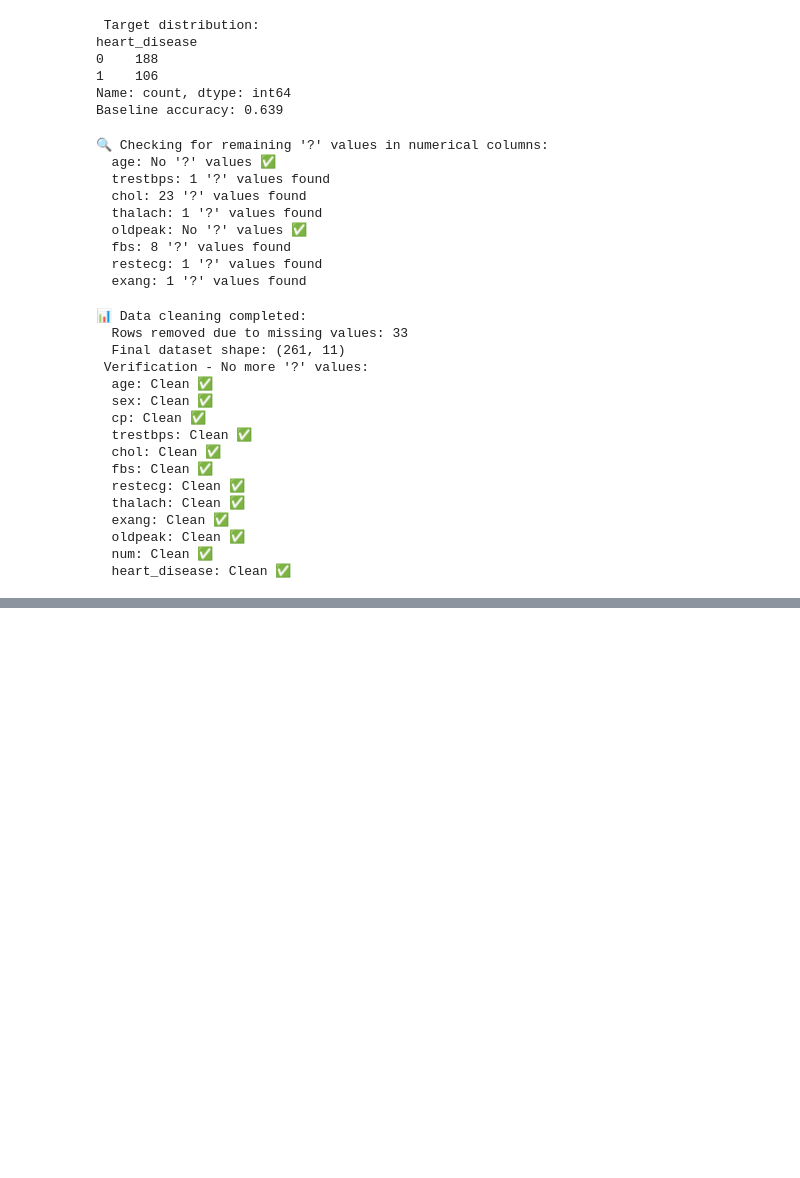
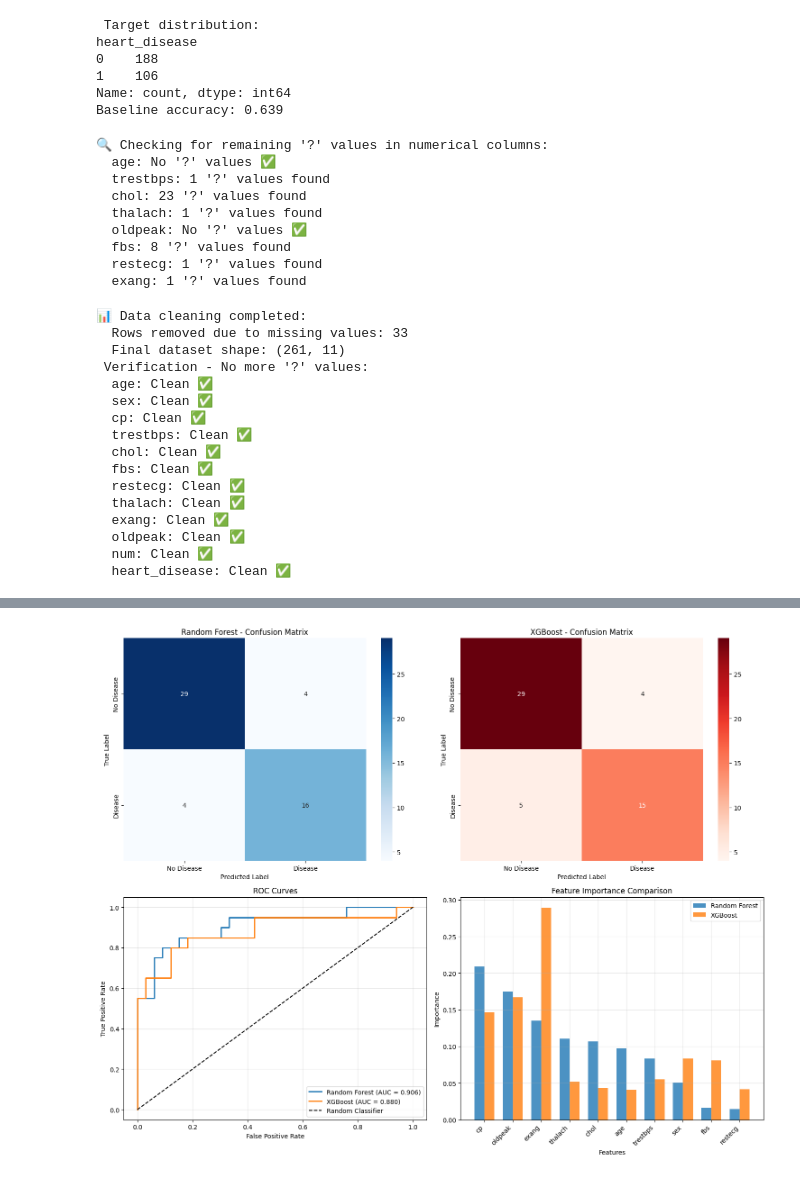
Before and after one commit to alabhastam/Heart-Attack-Prediction, a Jupyter notebook: main.ipynb, the cells around one changed output, grey strips where cells are left out. Cells and saved outputs as stored; diff of their text form; code cells hidden in the pictures; blank space fills up the shorter version.

```diff
--- a/main.ipynb
+++ b/main.ipynb
@@ -267,0 +608,89 @@ for col in df_clean.columns:
+# %%
+# Model comparison
+print("📈 Model Comparison Summary:")
+print("=" * 50)
+print(f"{'Model':<20} {'Accuracy':<12} {'ROC AUC':<12}")
+print("-" * 50)
+print(f"{'Random Forest':<20} {rf_accuracy:.4f}      {rf_auc:.4f}")
+print(f"{'XGBoost':<20} {xgb_accuracy:.4f}      {xgb_auc:.4f}")
+
+# Determine which model performed better
+if rf_accuracy > xgb_accuracy:
+    best_model = "Random Forest"
+    best_accuracy = rf_accuracy
+else:
+    best_model = "XGBoost"
+    best_accuracy = xgb_accuracy
+
+print(f" Best Performing Model: {best_model} (Accuracy: {best_accuracy:.4f})")
+
+# Visualization
+fig, ((ax1, ax2), (ax3, ax4)) = plt.subplots(2, 2, figsize=(15, 12))
+
+# 1. Confusion Matrix - Random Forest
+cm_rf = confusion_matrix(y_test, y_pred_rf)
+sns.heatmap(cm_rf, annot=True, fmt='d', cmap='Blues', ax=ax1,
+            xticklabels=['No Disease', 'Disease'],
+            yticklabels=['No Disease', 'Disease'])
+ax1.set_title('Random Forest - Confusion Matrix')
+ax1.set_ylabel('True Label')
+ax1.set_xlabel('Predicted Label')
+
+# 2. Confusion Matrix - XGBoost
+cm_xgb = confusion_matrix(y_test, y_pred_xgb)
+sns.heatmap(cm_xgb, annot=True, fmt='d', cmap='Reds', ax=ax2,
+            xticklabels=['No Disease', 'Disease'],
+            yticklabels=['No Disease', 'Disease'])
+ax2.set_title('XGBoost - Confusion Matrix')
+ax2.set_ylabel('True Label')
+ax2.set_xlabel('Predicted Label')
+
+# 3. ROC Curves
+fpr_rf, tpr_rf, _ = roc_curve(y_test, y_pred_proba_rf)
+fpr_xgb, tpr_xgb, _ = roc_curve(y_test, y_pred_proba_xgb)
+
+ax3.plot(fpr_rf, tpr_rf, label=f'Random Forest (AUC = {rf_auc:.3f})', linewidth=2)
+ax3.plot(fpr_xgb, tpr_xgb, label=f'XGBoost (AUC = {xgb_auc:.3f})', linewidth=2)
+ax3.plot([0, 1], [0, 1], 'k--', label='Random Classifier')
+ax3.set_xlabel('False Positive Rate')
+ax3.set_ylabel('True Positive Rate')
+ax3.set_title('ROC Curves')
+ax3.legend(loc='lower right')
+ax3.grid(alpha=0.3)
+
+# 4. Feature Importance Comparison
+top_n = 10
+top_features_rf = rf_feature_importance.head(top_n)
+top_features_xgb = xgb_feature_importance.head(top_n)
+
+# Create a combined feature importance plot
+combined_features = set(top_features_rf['feature']).union(set(top_features_xgb['feature']))
+importance_data = []
+
+for feature in combined_features:
+    rf_imp = top_features_rf[top_features_rf['feature'] == feature]['importance'].values
+    xgb_imp = top_features_xgb[top_features_xgb['feature'] == feature]['importance'].values
+
+    rf_val = rf_imp[0] if len(rf_imp) > 0 else 0
+    xgb_val = xgb_imp[0] if len(xgb_imp) > 0 else 0
+
+    importance_data.append({'feature': feature, 'RF': rf_val, 'XGB': xgb_val})
+
+importance_df = pd.DataFrame(importance_data).sort_values('RF', ascending=False)
+
+x = np.arange(len(importance_df))
+width = 0.35
+
+ax4.bar(x - width/2, importance_df['RF'], width, label='Random Forest', alpha=0.8)
+ax4.bar(x + width/2, importance_df['XGB'], width, label='XGBoost', alpha=0.8)
+ax4.set_xlabel('Features')
+ax4.set_ylabel('Importance')
+ax4.set_title('Feature Importance Comparison')
+ax4.set_xticks(x)
+ax4.set_xticklabels(importance_df['feature'], rotation=45, ha='right')
+ax4.legend()
+ax4.grid(alpha=0.3)
+
+plt.tight_layout()
+plt.show()
+# %% [output]
@@ -267,0 +704 @@ for col in df_clean.columns:
+[figure, added]
```
Also changed, not shown: parts of 16 cells of this notebook.
